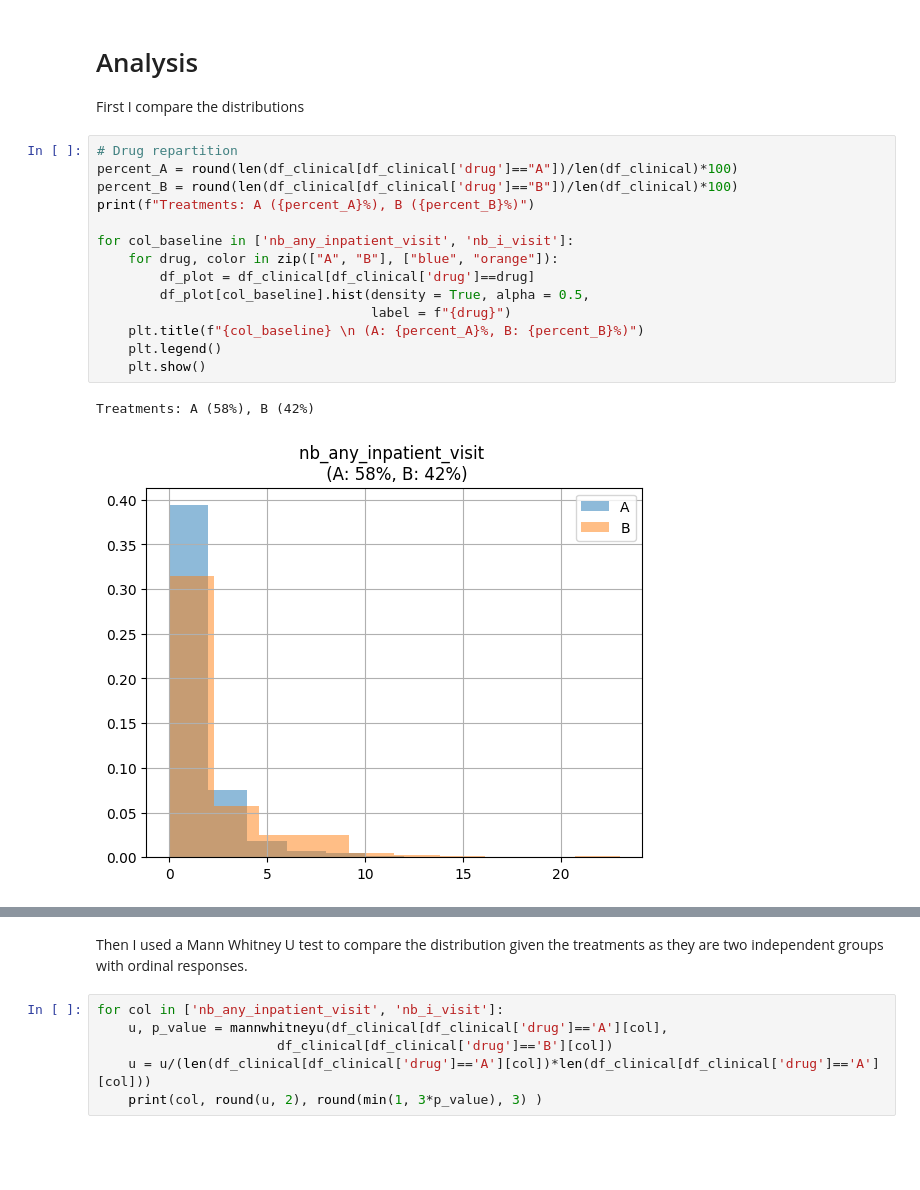
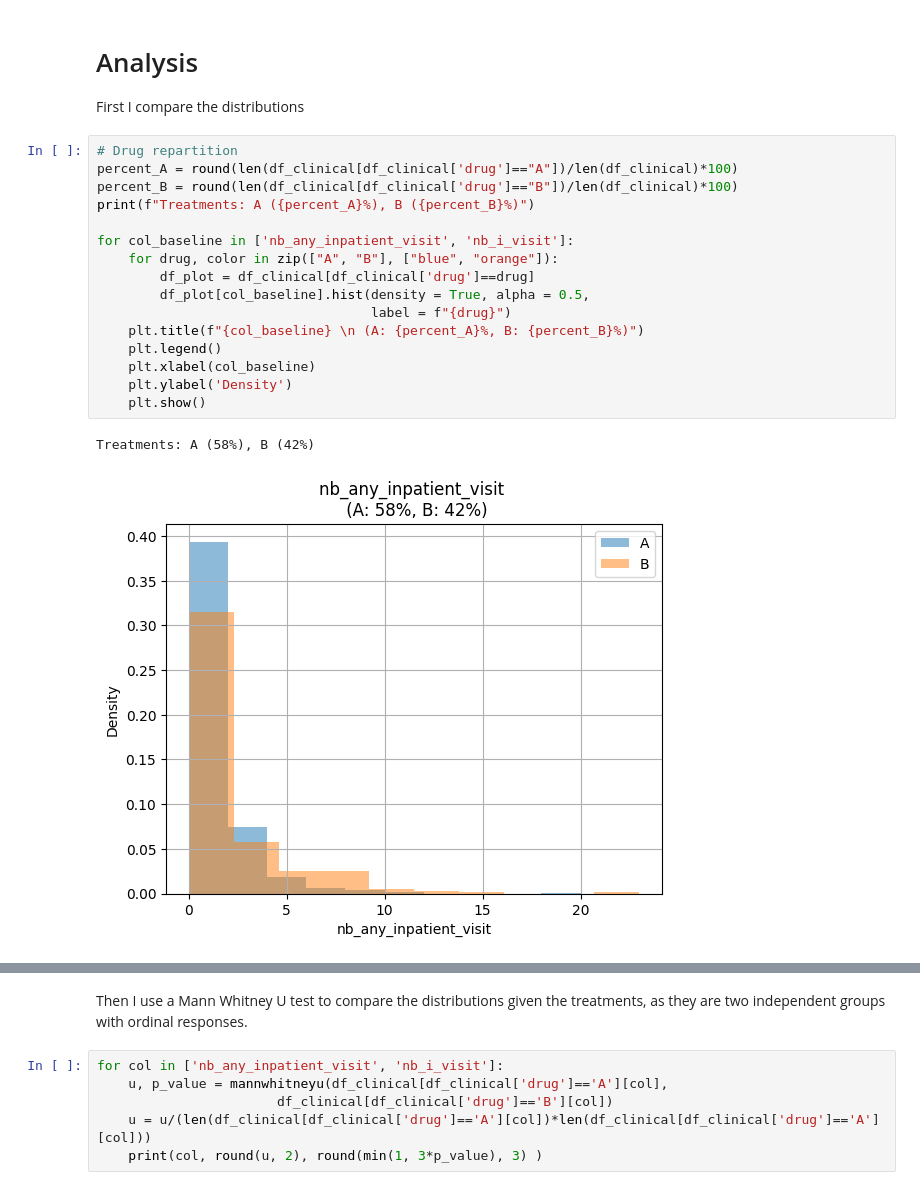
Before and after one commit to JulietteOrtholand/registery_data_test, a Jupyter notebook: assignment_2.ipynb, the cells around one changed output, grey strips where cells are left out. Drawn from its saved outputs; the diff is of its cells as text; blank space fills up the shorter version.

```diff
--- a/assignment_2.ipynb
+++ b/assignment_2.ipynb
@@ -71,17 +71,19 @@ First I compare the distributions
 # %%
 # Drug repartition
 percent_A = round(len(df_clinical[df_clinical['drug']=="A"])/len(df_clinical)*100)
 percent_B = round(len(df_clinical[df_clinical['drug']=="B"])/len(df_clinical)*100)
 print(f"Treatments: A ({percent_A}%), B ({percent_B}%)")
 
 for col_baseline in ['nb_any_inpatient_visit', 'nb_i_visit']:
     for drug, color in zip(["A", "B"], ["blue", "orange"]):
         df_plot = df_clinical[df_clinical['drug']==drug]
         df_plot[col_baseline].hist(density = True, alpha = 0.5,
                                    label = f"{drug}")
     plt.title(f"{col_baseline} \n (A: {percent_A}%, B: {percent_B}%)")
     plt.legend()
+    plt.xlabel(col_baseline)
+    plt.ylabel('Density')
     plt.show()
 # %% [output]
 Treatments: A (58%), B (42%)
-[figure, old version]
+[figure, new version]
@@ -89,5 +91,5 @@ Treatments: A (58%), B (42%)
 # %% [markdown]
-Then I used a Mann Whitney U test to compare the distribution given the treatments as they are two independent groups with ordinal responses.
+Then I use a Mann Whitney U test to compare the distributions given the treatments, as they are two independent groups with ordinal responses.
 # %%
 for col in ['nb_any_inpatient_visit', 'nb_i_visit']:
     u, p_value = mannwhitneyu(df_clinical[df_clinical['drug']=='A'][col],
```
Also changed, not shown: parts of 3 cells of this notebook, 2 other files.
